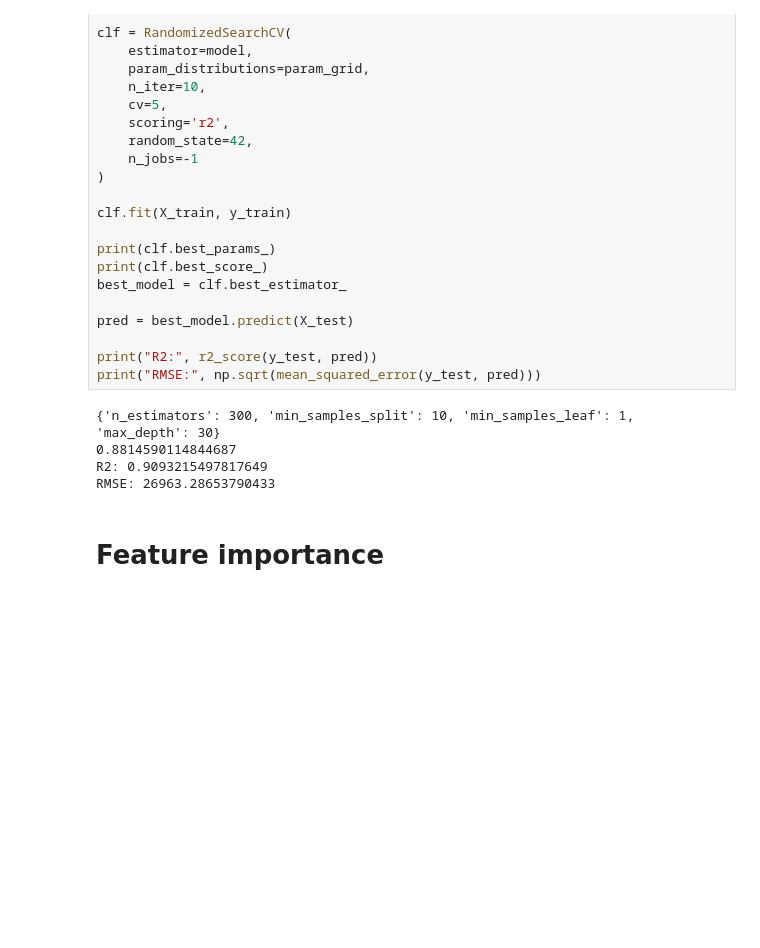
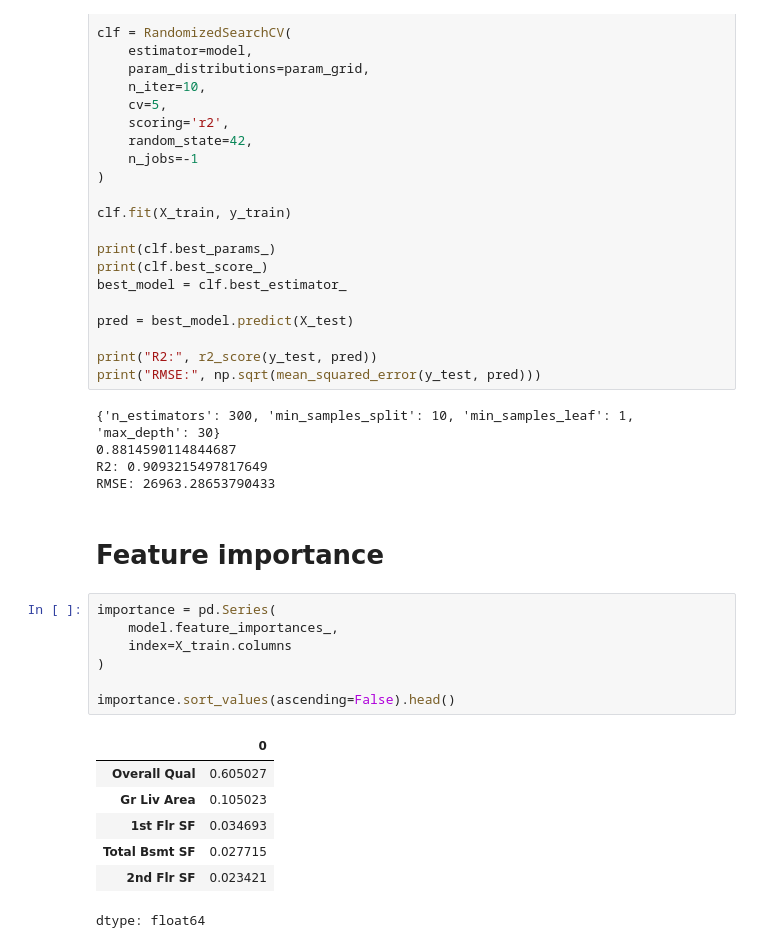
Before and after one commit to kuroko941/ml-learning-journey, a Jupyter notebook: Scikit-Learn/AmnesHousing.ipynb, the cells around one changed output. Cells and saved outputs as stored; diff of their text form; blank space fills up the shorter version.

```diff
--- a/Scikit-Learn/AmnesHousing.ipynb
+++ b/Scikit-Learn/AmnesHousing.ipynb
@@ -308,3 +308,18 @@ R2: 0.9093215497817649
 RMSE: 26963.28653790433
 # %% [markdown]
 # Feature importance
+# %%
+importance = pd.Series(
+    model.feature_importances_,
+    index=X_train.columns
+)
+
+importance.sort_values(ascending=False).head()
+# %% [output]
+|  | 0 |
+| Overall Qual | 0.605027 |
+| Gr Liv Area | 0.105023 |
+| 1st Flr SF | 0.034693 |
+| Total Bsmt SF | 0.027715 |
+| 2nd Flr SF | 0.023421 |
+dtype: float64
```
Also changed, not shown: parts of 1 cell of this notebook.
